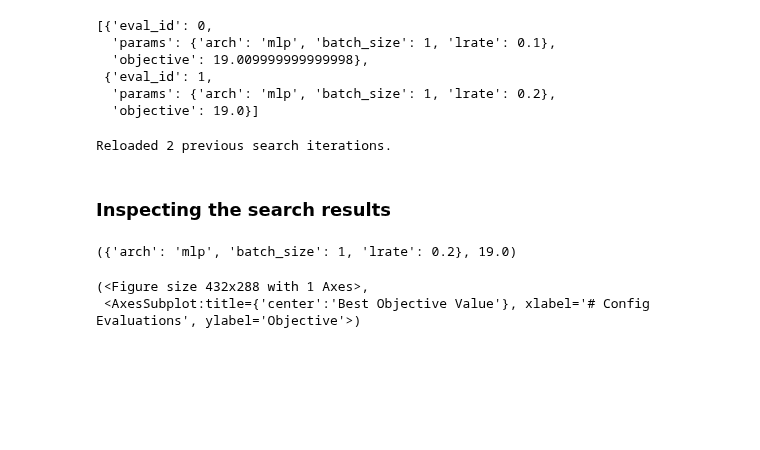
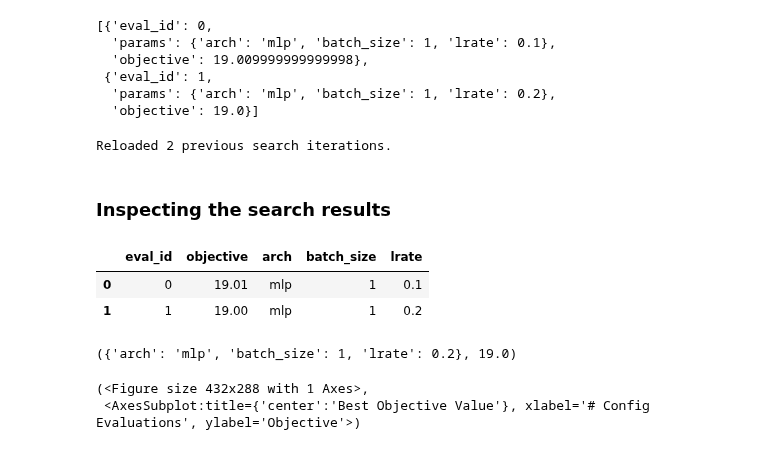
Before and after one commit to mle-infrastructure/mle-hyperopt, a Jupyter notebook: examples/getting_started.ipynb, the cells around one changed output. Cells and saved outputs as stored; diff of their text form; code cells hidden in the pictures; blank space fills up the shorter version.

```diff
--- a/examples/getting_started.ipynb
+++ b/examples/getting_started.ipynb
@@ -77,6 +74,13 @@ strategy = GridSearch(real={"lrate": {"begin": 0.1,
 Reloaded 2 previous search iterations.
 # %% [markdown]
 ### Inspecting the search results
+# %%
+# Return flattened log as pandas dataframe
+strategy.to_df()
+# %% [output]
+|  | eval_id | objective | arch | batch_size | lrate |
+| 0 | 0 | 19.01 | mlp | 1 | 0.1 |
+| 1 | 1 | 19.00 | mlp | 1 | 0.2 |
 # %%
 # Retrieving the best performing configuration
 strategy.get_best()
```
Also changed, not shown: parts of 3 cells of this notebook, 19 other files.
